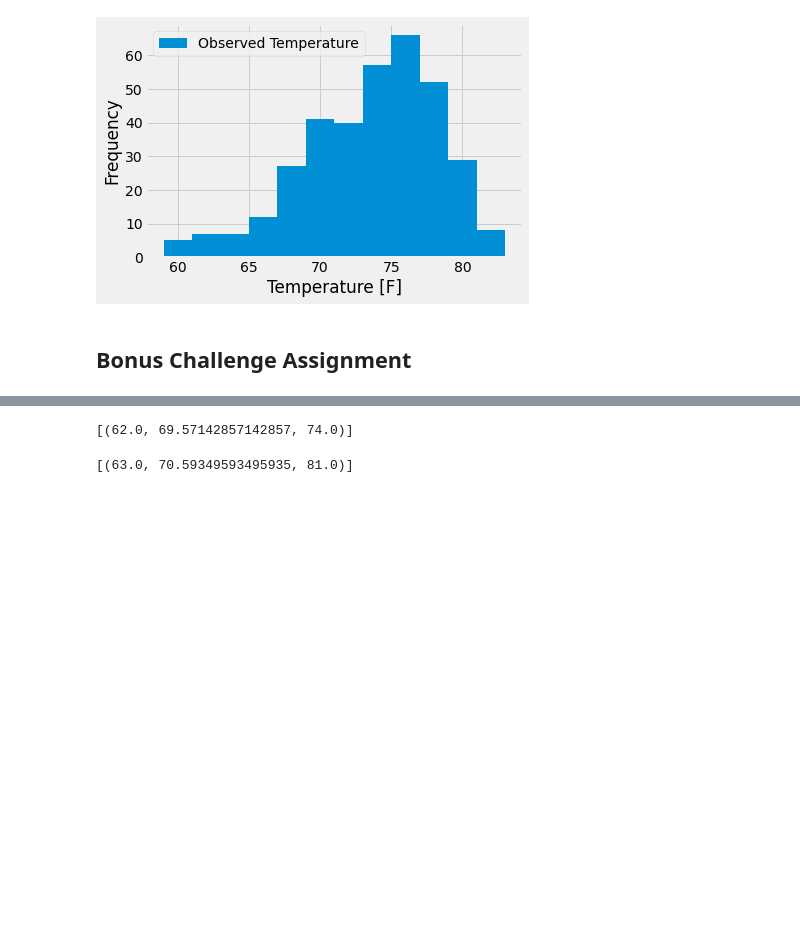
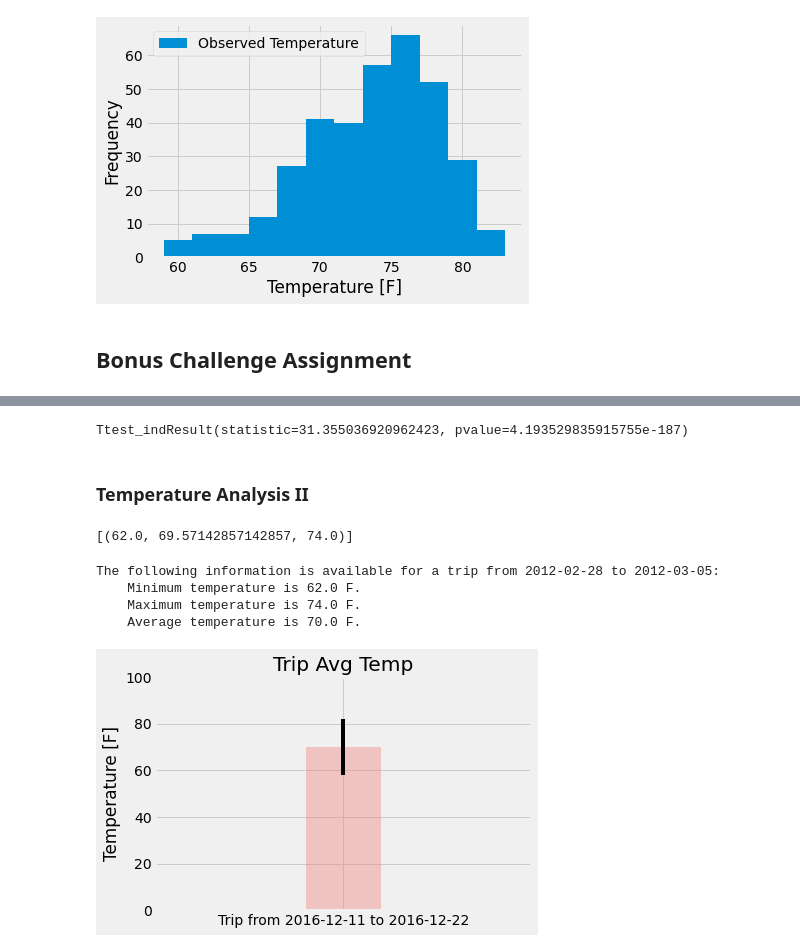
Before and after one commit to NZeinali/NZeinali-sqlalchemy_challenge, a Jupyter notebook: climate_starter.ipynb, the cells around one changed output, grey strips where cells are left out. Cells and saved outputs as stored; diff of their text form; code cells hidden in the pictures; blank space fills up the shorter version.

```diff
--- a/climate_starter.ipynb
+++ b/climate_starter.ipynb
@@ -160,3 +192,13 @@ plt.show()
+# %%
+# Use the t-test to determine whether the difference in the means, if any, is statistically significant.
+# Will you use a paired t-test, or an unpaired t-test? Why?
+
+# Paired t-test
+stats.ttest_ind(jun_temp, dec_temp, equal_var=False)
+# %% [output]
+Ttest_indResult(statistic=31.355036920962423, pvalue=4.193529835915755e-187)
+# %% [markdown]
+### Temperature Analysis II
 # %%
 # This function called `calc_temps` will accept start date and end date in the format '%Y-%m-%d'
 # and return the minimum, average, and maximum temperatures for that range of dates
@@ -178,16 +220,39 @@ def calc_temps(start_date, end_date):
 print(calc_temps('2012-02-28', '2012-03-05'))
 # %% [output]
 [(62.0, 69.57142857142857, 74.0)]
-# %%
-# Use your previous function `calc_temps` to calculate the tmin, tavg, and tmax
-# for your trip using the previous year's data for those same dates.
-trip_start_date = "2017-01-11"
-trip_end_date = "2017-01-22"
-calc_temps(trip_start_date , trip_end_date)
-# %% [output]
-[(63.0, 70.59349593495935, 81.0)]
+# %%
+# Use your previous function `calc_temps` to calculate the tmin, tavg, and tmax
+# for your trip using the previous year's data for those same dates.
+
+trip_min_temp = calc_temps('2012-02-28', '2012-03-05')[0][0]
+trip_max_temp = calc_temps('2012-02-28', '2012-03-05')[0][2]
+trip_avg_temp = round(calc_temps('2012-02-28', '2012-03-05')[0][1],0)
+
+print(f"""The following information is available for a trip from 2012-02-28 to 2012-03-05:
+    Minimum temperature is {trip_min_temp} F.
+    Maximum temperature is {trip_max_temp} F.
+    Average temperature is {trip_avg_temp} F.""")
+# %% [output]
+The following information is available for a trip from 2012-02-28 to 2012-03-05:
+    Minimum temperature is 62.0 F.
+    Maximum temperature is 74.0 F.
+    Average temperature is 70.0 F.
 # %%
 # Plot the results from your previous query as a bar chart.
 # Use "Trip Avg Temp" as your Title
+plt.title("Trip Avg Temp")
+
 # Use the average temperature for the y value
+y = trip_avg_temp
+
 # Use the peak-to-peak (tmax-tmin) value as the y error bar (yerr)
+y_err = trip_max_temp - trip_min_temp
+
+x = f"Trip from {trip_start_date} to {trip_end_date}"
+plt.bar(x,y, yerr=y_err, color="lightcoral", alpha=0.4)
+plt.xlim(-2, 2)
+plt.ylim(0, 100)
+plt.ylabel("Temperature [F]")
+plt.show()
+# %% [output]
+[figure, added]
```
Also changed, not shown: parts of 14 cells of this notebook.
